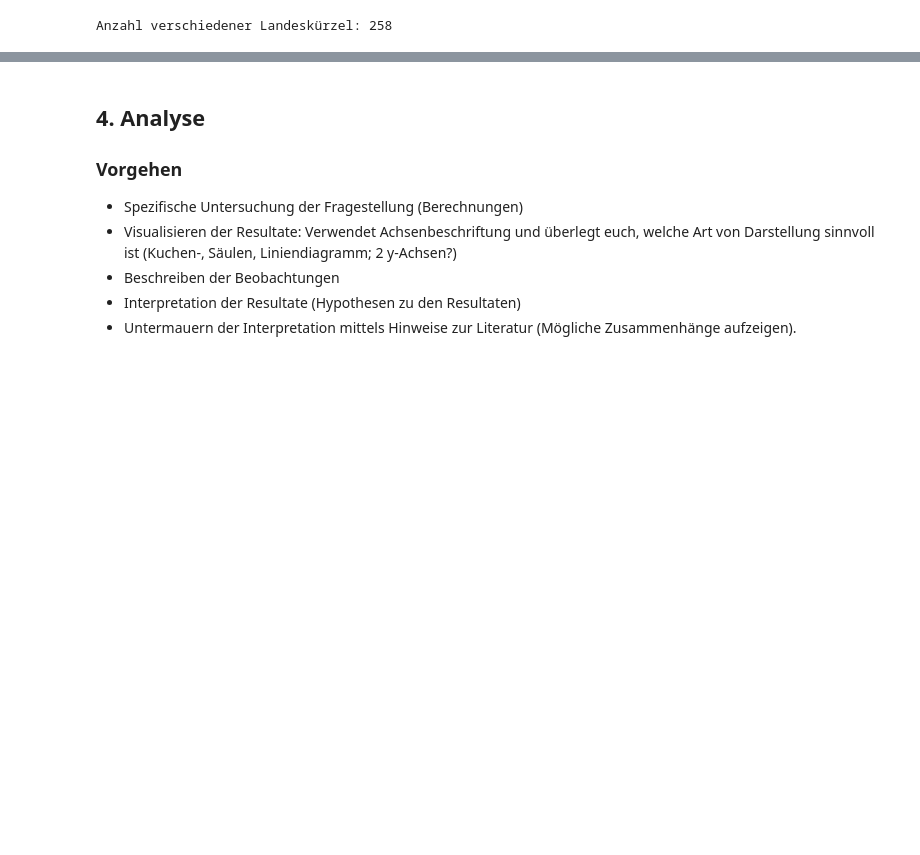
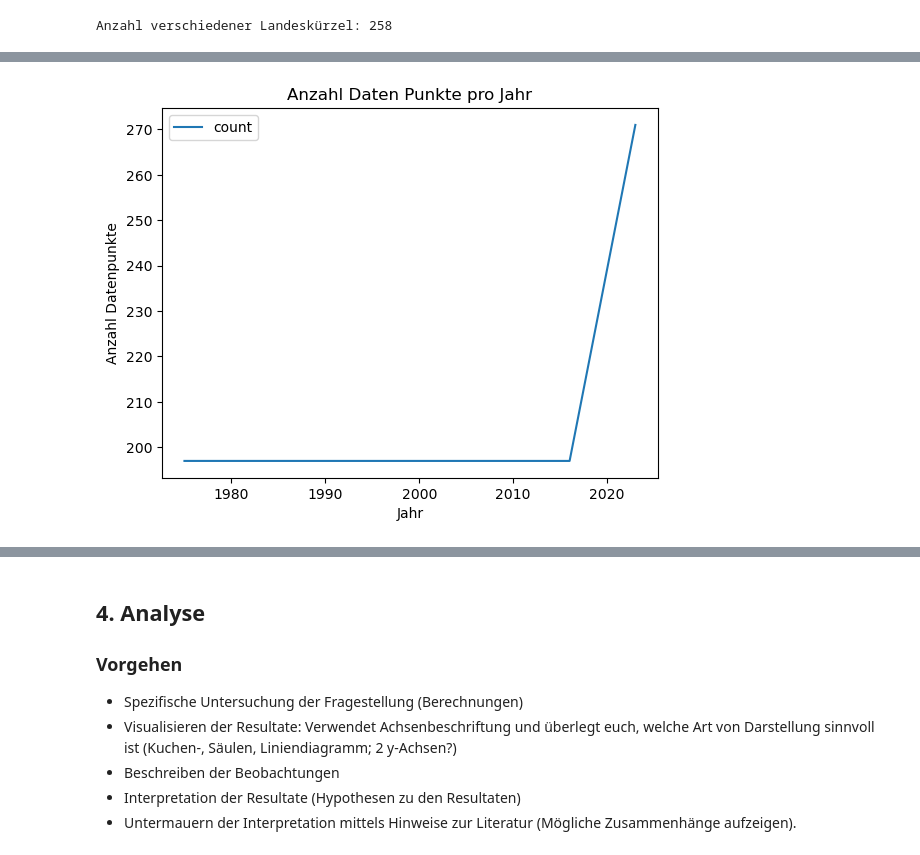
Before and after one commit to Hirnfresser/Leistungsnachweis_Phyton, a Jupyter notebook: Grundgerüst_Leistungsnachweis.ipynb, the cells around one changed output, grey strips where cells are left out. Saved outputs shown, nothing was run; the diff lists cells and outputs as text; code cells hidden in the pictures; blank space fills up the shorter version.

```diff
--- a/Grundgerüst_Leistungsnachweis.ipynb
+++ b/Grundgerüst_Leistungsnachweis.ipynb
@@ -259,0 +327,10 @@ Anzahl verschiedener Landeskürzel: 258
+# %%
+Graph_3 = df['Jahr'].value_counts().sort_index().plot(
+    title = 'Anzahl Daten Punkte pro Jahr',
+    kind='line',
+    ylabel='Anzahl Datenpunkte'
+)
+Graph_3.legend();
+# Legende umbennen!!
+# %% [output]
+[figure, added]
```
Also changed, not shown: parts of 19 cells of this notebook.
